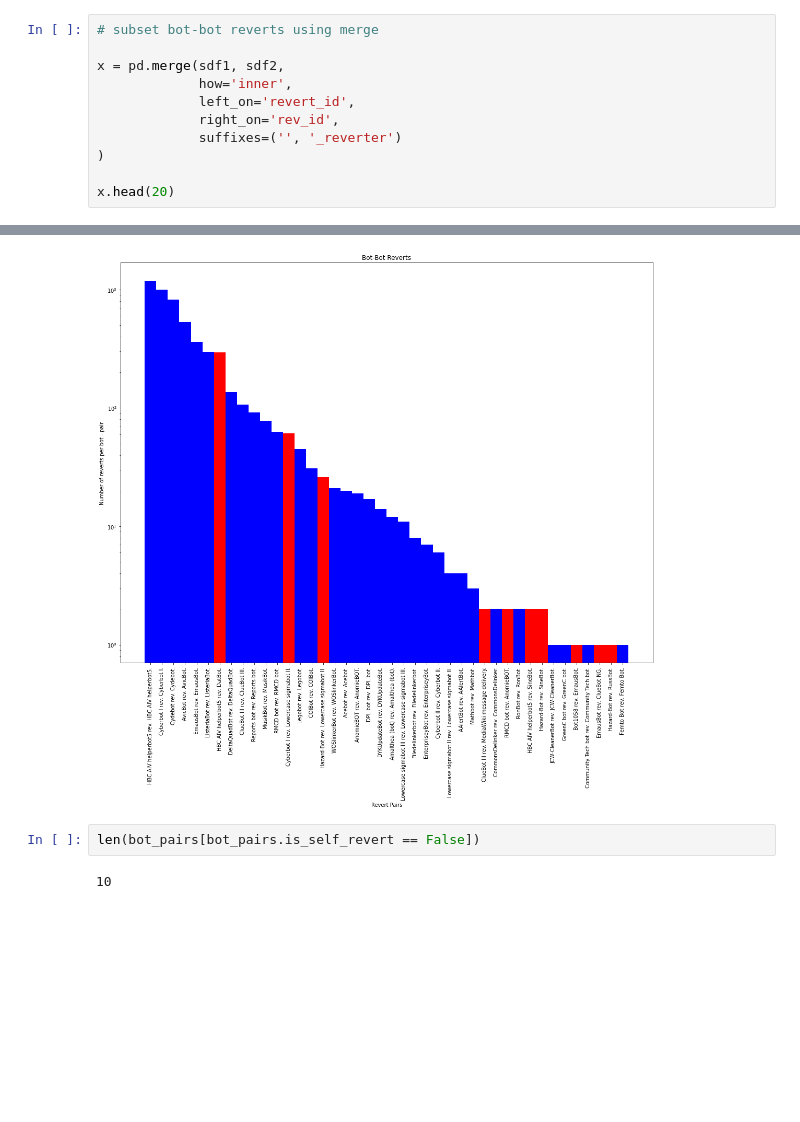
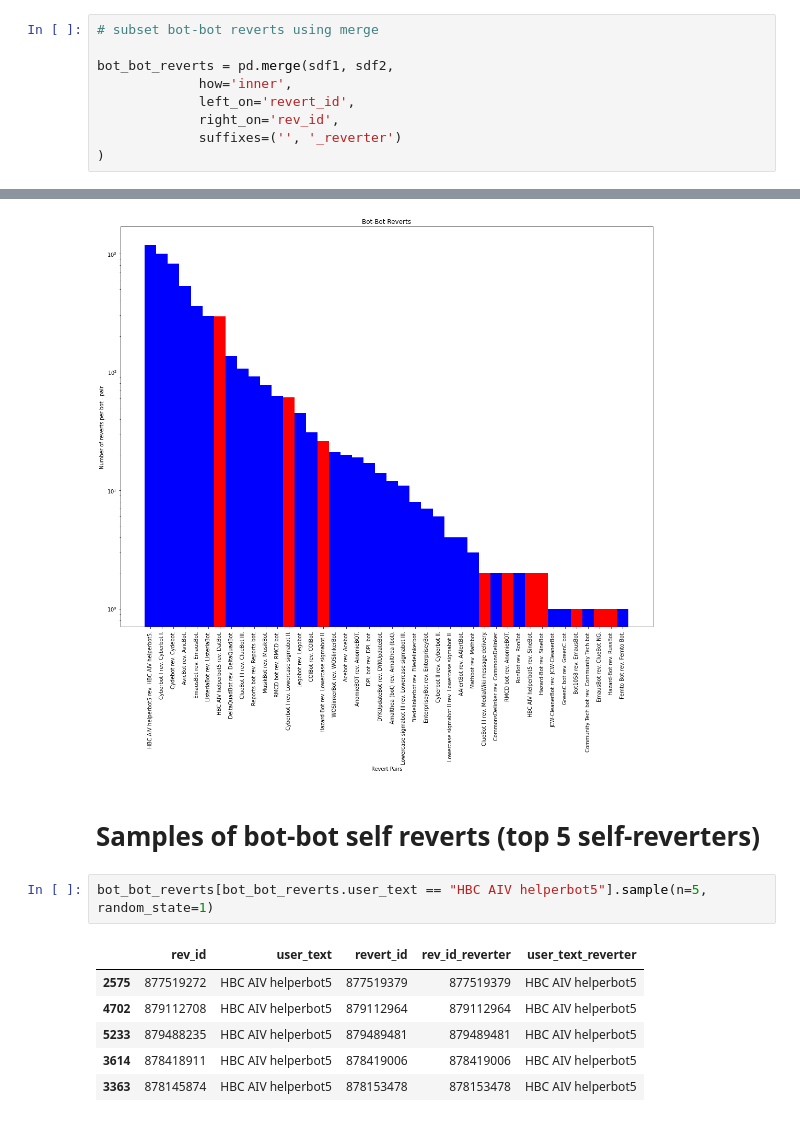
Before and after one commit to levon003/wiki-ores-feedback, a Jupyter notebook: reu2021/bot_reverts_analyses.ipynb, the cells around one changed output, grey strips where cells are left out. Cells and saved outputs as stored; diff of their text form; blank space fills up the shorter version.

```diff
--- a/reu2021/bot_reverts_analyses.ipynb
+++ b/reu2021/bot_reverts_analyses.ipynb
@@ -39,11 +39,9 @@ sdf2 = sdf_another[["rev_id", 'user_text']]
 # %%
 # subset bot-bot reverts using merge
 
-x = pd.merge(sdf1, sdf2,
+bot_bot_reverts = pd.merge(sdf1, sdf2,
              how='inner',
              left_on='revert_id',
              right_on='rev_id',
              suffixes=('', '_reverter')
 )
-
-x.head(20)
@@ -145,7 +82,15 @@ plt.tight_layout()
 plt.show()
 # %% [output]
 [figure]
-# %%
-len(bot_pairs[bot_pairs.is_self_revert == False])
-# %% [output]
-10
+# %% [markdown]
+Samples of bot-bot self reverts (top 5 self-reverters)
+=====
+# %%
+bot_bot_reverts[bot_bot_reverts.user_text == "HBC AIV helperbot5"].sample(n=5, random_state=1)
+# %% [output]
+|  | rev_id | user_text | revert_id | rev_id_reverter | user_text_reverter |
+| 2575 | 877519272 | HBC AIV helperbot5 | 877519379 | 877519379 | HBC AIV helperbot5 |
+| 4702 | 879112708 | HBC AIV helperbot5 | 879112964 | 879112964 | HBC AIV helperbot5 |
+| 5233 | 879488235 | HBC AIV helperbot5 | 879489481 | 879489481 | HBC AIV helperbot5 |
+| 3614 | 878418911 | HBC AIV helperbot5 | 878419006 | 878419006 | HBC AIV helperbot5 |
+| 3363 | 878145874 | HBC AIV helperbot5 | 878153478 | 878153478 | HBC AIV helperbot5 |
```
Also changed, not shown: parts of 10 cells of this notebook.
